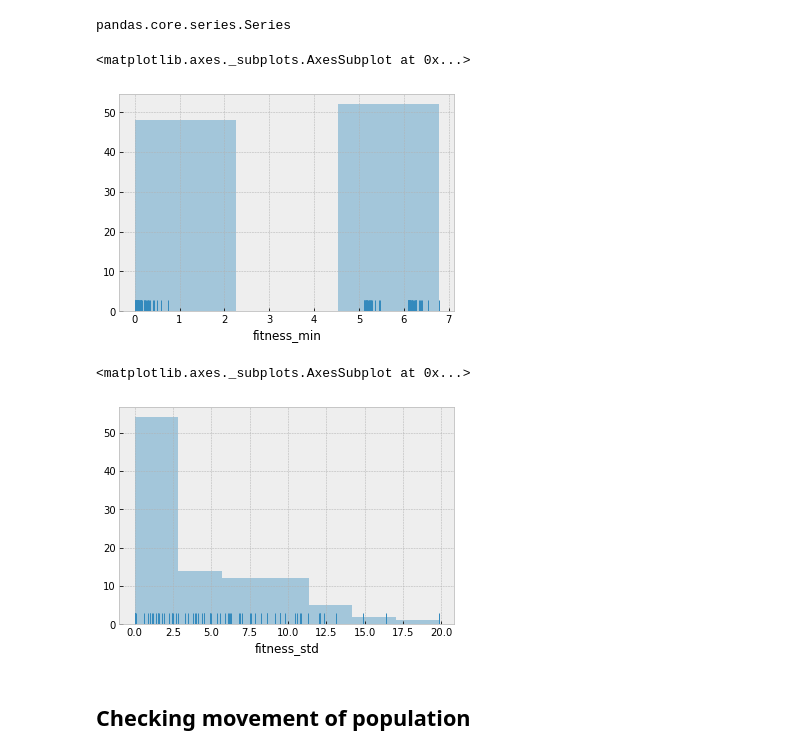
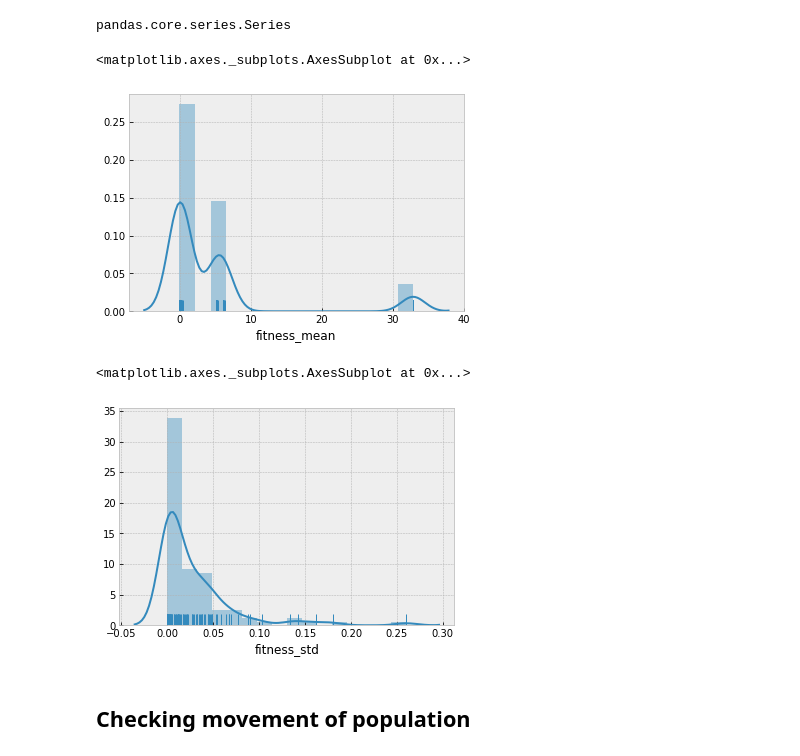
Before and after one commit to EloyRD/ThesisExp, a Jupyter notebook: EA_B_02_AggRuns.ipynb, the cells around one changed output. Drawn from its saved outputs; the diff is of its cells as text; code cells hidden in the pictures.

```diff
--- a/EA_B_02_AggRuns.ipynb
+++ b/EA_B_02_AggRuns.ipynb
@@ -42,20 +42,13 @@ img_size = (8.5, 4.25)
 #Problem definition
 import math
 def g(x,y):
-    mag = np.sqrt(x**2. + y**2.)
-    return -(50.*np.sinc(mag/np.pi) - mag)
+    mag = np.sqrt(x**2 + y**2)
+    return -(50*np.sinc(mag/np.pi) - mag)
 
 def f(x, y):
-    x_min = -6.01717
-    y_min = 9.06022
-    f_min = g(x_min+11., y_min+9.) + g(x_min-11., y_min-3.) + g(x_min+6., y_min-9.)
-    tripsinc = g(x+11., y+9.) + g(x-11., y-3.) + g(x+6., y-9.) - (f_min)
+    tripsinc = g(x+11, y+9) + g(x-11, y-3) + g(x+6, y-9) - ( g(-6+11,9+9) + g(-6-11,9-3) + g(0,0))
     return tripsinc
 
 #Testing the minimum
 print(f(-1,-1), f(-11,-9), f(11,3), f(-6,9))
-print()
-print(f(-6.019047, 9.056596))
-print()
-print(f(-6.01717, 9.06022))
 # %% [output]
@@ -74,26 +63,26 @@ np.random.seed(42)
 #Algorithm parameters
 ## Number of experiments, and generations per experiment
 exp_n = 100
-gen_f = 50
+gen_f = 40
 
 ## Population size
 pop_s = 20
 
 ## Parent subpopulation's selection method and size
-par_selection = 'fitness_proportional_selection'
-par_s = 60
+par_selection = 'Ranking'
+par_s = 10
 
 ## Progeny subpopulation's and size
 prog_s = par_s
 ### Crossover Method
-crossover = 'uniform'
+crossover = 'Simple'
 ### Mutation method, probability and size
-mutation = 'random_all_gau_dis'
+mutation = 'random_co_dis'
 mut_p = 0.5
 mut_s = 2.5
 
 ## New population selection method
-population_new='tournament_k3'
+population_new='Ranking'
 # %% [markdown]
 ## Running it a 100 times
 # %%
@@ -170,21 +132,20 @@ print(time_b-time_a)
 # Data visualization
 ## Agregated results visualization
 # %%
-z = gen_f
-query = (fitness_res['generation']==z)
+query = (fitness_res['generation']==40)
 type(fitness_res[query]['fitness_mean'])
 # %% [output]
 pandas.core.series.Series
 # %%
-sns.distplot(fitness_res[query]['fitness_min'], rug=True, kde=False)
+sns.distplot(fitness_res[query]['fitness_mean'],rug=True)
 # %% [output]
 <matplotlib.axes._subplots.AxesSubplot at 0x...>
-[figure, old version]
+[figure, new version]
 # %%
-sns.distplot(fitness_res[query]['fitness_std'], rug=True, kde=False)
+sns.distplot(fitness_res[query]['fitness_std'],rug=True)
 # %% [output]
 <matplotlib.axes._subplots.AxesSubplot at 0x...>
-[figure, old version]
+[figure, new version]
 # %% [markdown]
 ## Checking movement of population
 # %%
```
Also changed, not shown: parts of 13 cells of this notebook, 15 other files.
